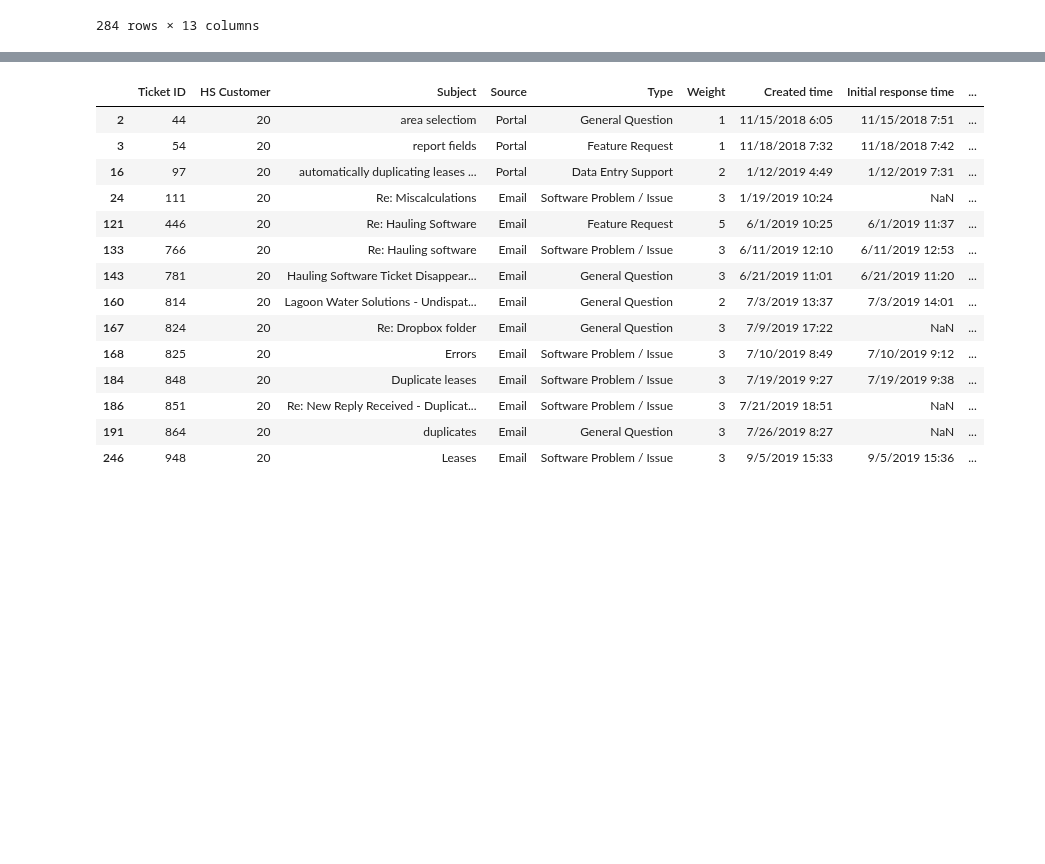
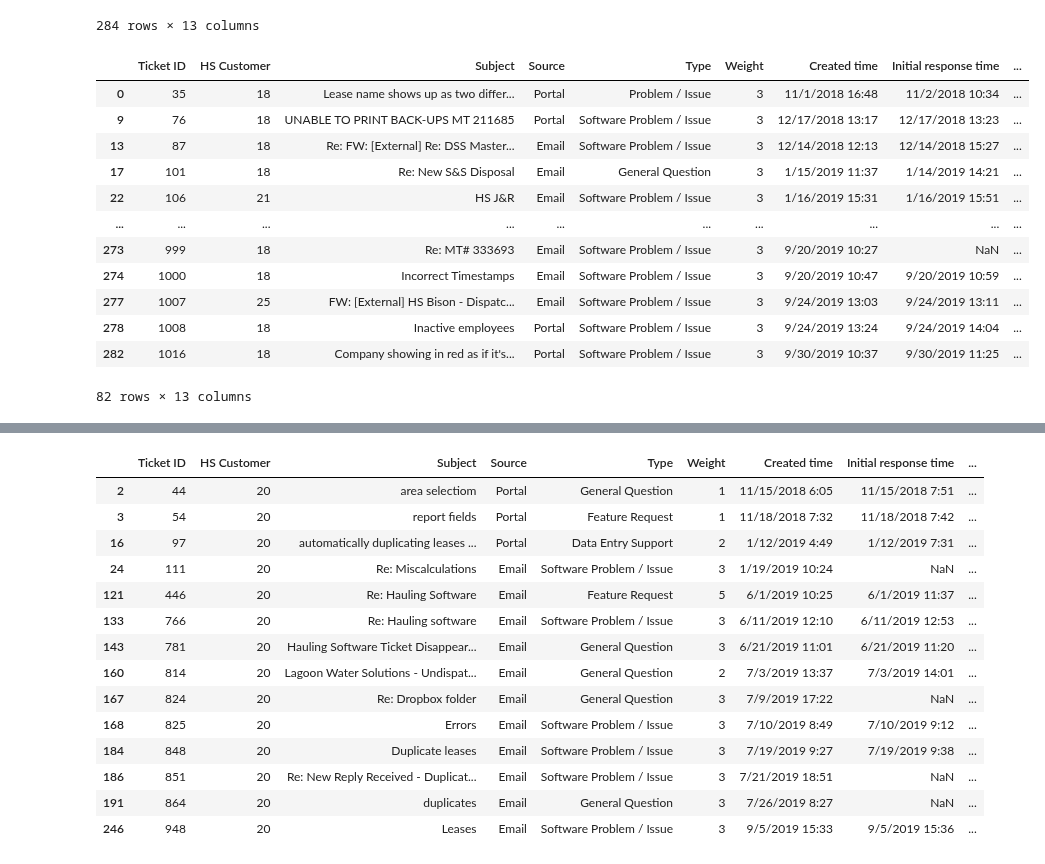
Before and after one commit to nurfnick/Cantrell_Jackson, a Jupyter notebook: jacob_project.ipynb, the cells around one changed output, grey strips where cells are left out. Saved outputs shown, nothing was run; the diff lists cells and outputs as text; code cells hidden in the pictures; blank space fills up the shorter version.

```diff
--- a/jacob_project.ipynb
+++ b/jacob_project.ipynb
@@ -23,3 +44,21 @@ df2
 | 282 | 1016 | 18 | Company showing in red as if it's... | Portal | Software Problem / Issue | 3 | 9/30/2019 10:37 | 9/30/2019 11:25 | ... |
 | 283 | 1017 | 18 | Fw: Wrong info in Hauling Software | Email | Software Problem / Issue | 4 | 9/30/2019 15:00 | NaN | ... |
 284 rows × 13 columns
+# %%
+Weight =df2[df2['Weight']==3]
+# %%
+Weight
+# %% [output]
+|  | Ticket ID | HS Customer | Subject | Source | Type | Weight | Created time | Initial response time | ... |
+| 0 | 35 | 18 | Lease name shows up as two differ... | Portal | Problem / Issue | 3 | 11/1/2018 16:48 | 11/2/2018 10:34 | ... |
+| 9 | 76 | 18 | UNABLE TO PRINT BACK-UPS MT 211685 | Portal | Software Problem / Issue | 3 | 12/17/2018 13:17 | 12/17/2018 13:23 | ... |
+| 13 | 87 | 18 | Re: FW: [External] Re: DSS Master... | Email | Software Problem / Issue | 3 | 12/14/2018 12:13 | 12/14/2018 15:27 | ... |
+| 17 | 101 | 18 | Re: New S&S Disposal | Email | General Question | 3 | 1/15/2019 11:37 | 1/14/2019 14:21 | ... |
+| 22 | 106 | 21 | HS J&R | Email | Software Problem / Issue | 3 | 1/16/2019 15:31 | 1/16/2019 15:51 | ... |
+| ... | ... | ... | ... | ... | ... | ... | ... | ... | ... |
+| 273 | 999 | 18 | Re: MT# 333693 | Email | Software Problem / Issue | 3 | 9/20/2019 10:27 | NaN | ... |
+| 274 | 1000 | 18 | Incorrect Timestamps | Email | Software Problem / Issue | 3 | 9/20/2019 10:47 | 9/20/2019 10:59 | ... |
+| 277 | 1007 | 25 | FW: [External] HS Bison - Dispatc... | Email | Software Problem / Issue | 3 | 9/24/2019 13:03 | 9/24/2019 13:11 | ... |
+| 278 | 1008 | 18 | Inactive employees | Portal | Software Problem / Issue | 3 | 9/24/2019 13:24 | 9/24/2019 14:04 | ... |
+| 282 | 1016 | 18 | Company showing in red as if it's... | Portal | Software Problem / Issue | 3 | 9/30/2019 10:37 | 9/30/2019 11:25 | ... |
+82 rows × 13 columns
```
Also changed, not shown: parts of 8 cells of this notebook.
